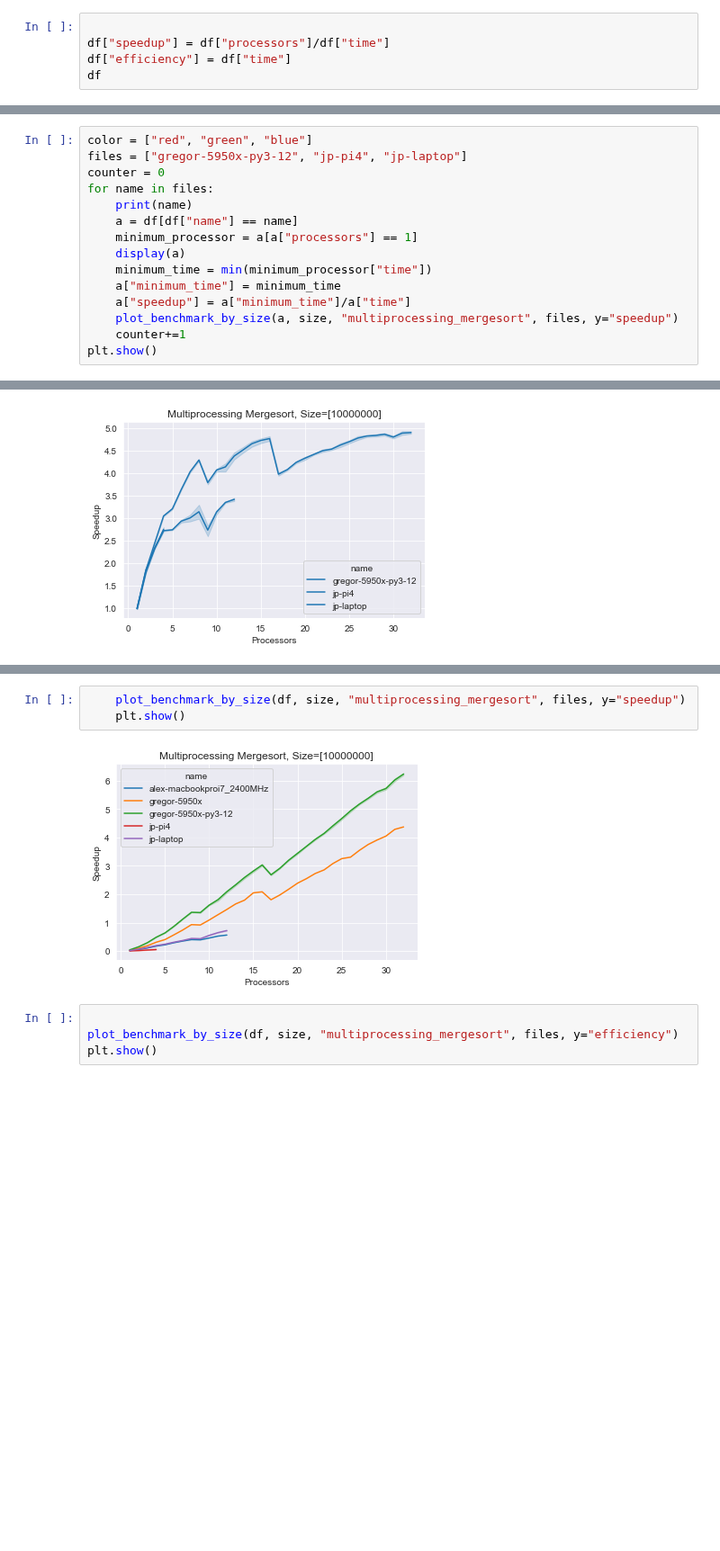
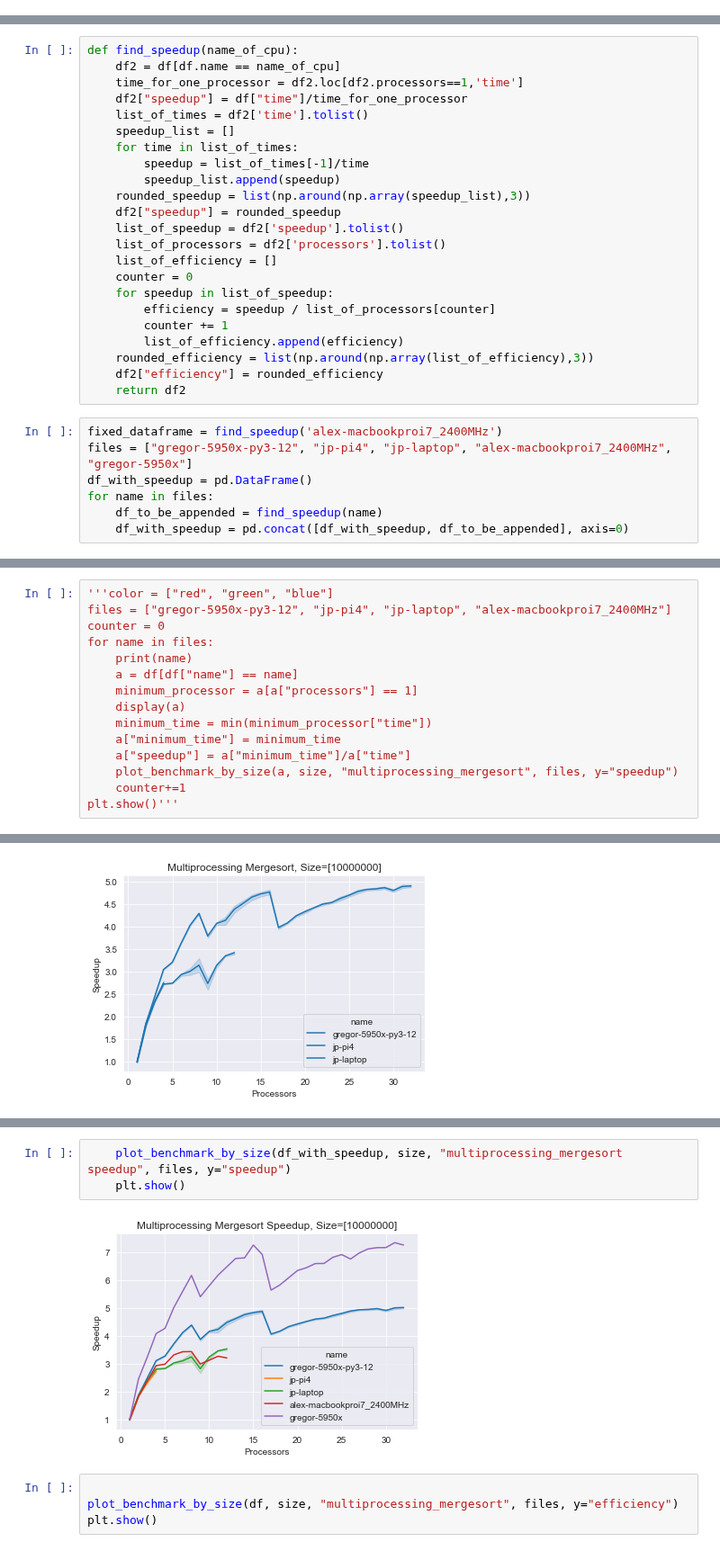
Before and after one commit to cloudmesh/cloudmesh-mpi, a Jupyter notebook: examples/sort/anaylyse-benchmark.ipynb, the cells around one changed output, grey strips where cells are left out. Shown at 90% size. Saved outputs shown, nothing was run; the diff lists cells and outputs as text; blank space fills up the shorter version.

Commit message:
add efficiency and speedup

```diff
--- a/examples/sort/anaylyse-benchmark.ipynb
+++ b/examples/sort/anaylyse-benchmark.ipynb
@@ -117,8 +118,3 @@ df
 # then the df has just as the original df a range of efficiencies and speedups, e.g. a band
 
 #technicalle ye can do the average, but may be easier to jsut do the band and not worry about average as the plot does it.
-# %%
-
-df["speedup"] = df["processors"]/df["time"]
-df["efficiency"] = df["time"]
-df
@@ -138,0 +121,30 @@ df
+# %%
+def find_speedup(name_of_cpu):
+    df2 = df[df.name == name_of_cpu]
+    time_for_one_processor = df2.loc[df2.processors==1,'time']
+    df2["speedup"] = df["time"]/time_for_one_processor
+    list_of_times = df2['time'].tolist()
+    speedup_list = []
+    for time in list_of_times:
+        speedup = list_of_times[-1]/time
+        speedup_list.append(speedup)
+    rounded_speedup = list(np.around(np.array(speedup_list),3))
+    df2["speedup"] = rounded_speedup
+    list_of_speedup = df2['speedup'].tolist()
+    list_of_processors = df2['processors'].tolist()
+    list_of_efficiency = []
+    counter = 0
+    for speedup in list_of_speedup:
+        efficiency = speedup / list_of_processors[counter]
+        counter += 1
+        list_of_efficiency.append(efficiency)
+    rounded_efficiency = list(np.around(np.array(list_of_efficiency),3))
+    df2["efficiency"] = rounded_efficiency
+    return df2
+# %%
+fixed_dataframe = find_speedup('alex-macbookproi7_2400MHz')
+files = ["gregor-5950x-py3-12", "jp-pi4", "jp-laptop", "alex-macbookproi7_2400MHz", "gregor-5950x"]
+df_with_speedup = pd.DataFrame()
+for name in files:
+    df_to_be_appended = find_speedup(name)
+    df_with_speedup = pd.concat([df_with_speedup, df_to_be_appended], axis=0)
@@ -139,6 +206,6 @@ df
 # %%
-color = ["red", "green", "blue"]
-files = ["gregor-5950x-py3-12", "jp-pi4", "jp-laptop"]
+'''color = ["red", "green", "blue"]
+files = ["gregor-5950x-py3-12", "jp-pi4", "jp-laptop", "alex-macbookproi7_2400MHz"]
 counter = 0
 for name in files:
     print(name)
@@ -150,7 +217,7 @@ for name in files:
     a["speedup"] = a["minimum_time"]/a["time"]
     plot_benchmark_by_size(a, size, "multiprocessing_mergesort", files, y="speedup")
     counter+=1
-plt.show()
+plt.show()'''
 # %% [output]
 gregor-5950x-py3-12
 |  | processors | time | size | name | tag | speedup | efficiency |
@@ -232,8 +303,8 @@ See the caveats in the documentation: https://pandas.pydata.org/pandas-docs/stab
 # %%
-    plot_benchmark_by_size(df, size, "multiprocessing_mergesort", files, y="speedup")
+    plot_benchmark_by_size(df_with_speedup, size, "multiprocessing_mergesort speedup", files, y="speedup")
     plt.show()
 # %% [output]
-[figure, old version]
+[figure, new version]
 # %%
 
 plot_benchmark_by_size(df, size, "multiprocessing_mergesort", files, y="efficiency")
```
Also changed, not shown: parts of 6 cells of this notebook.
